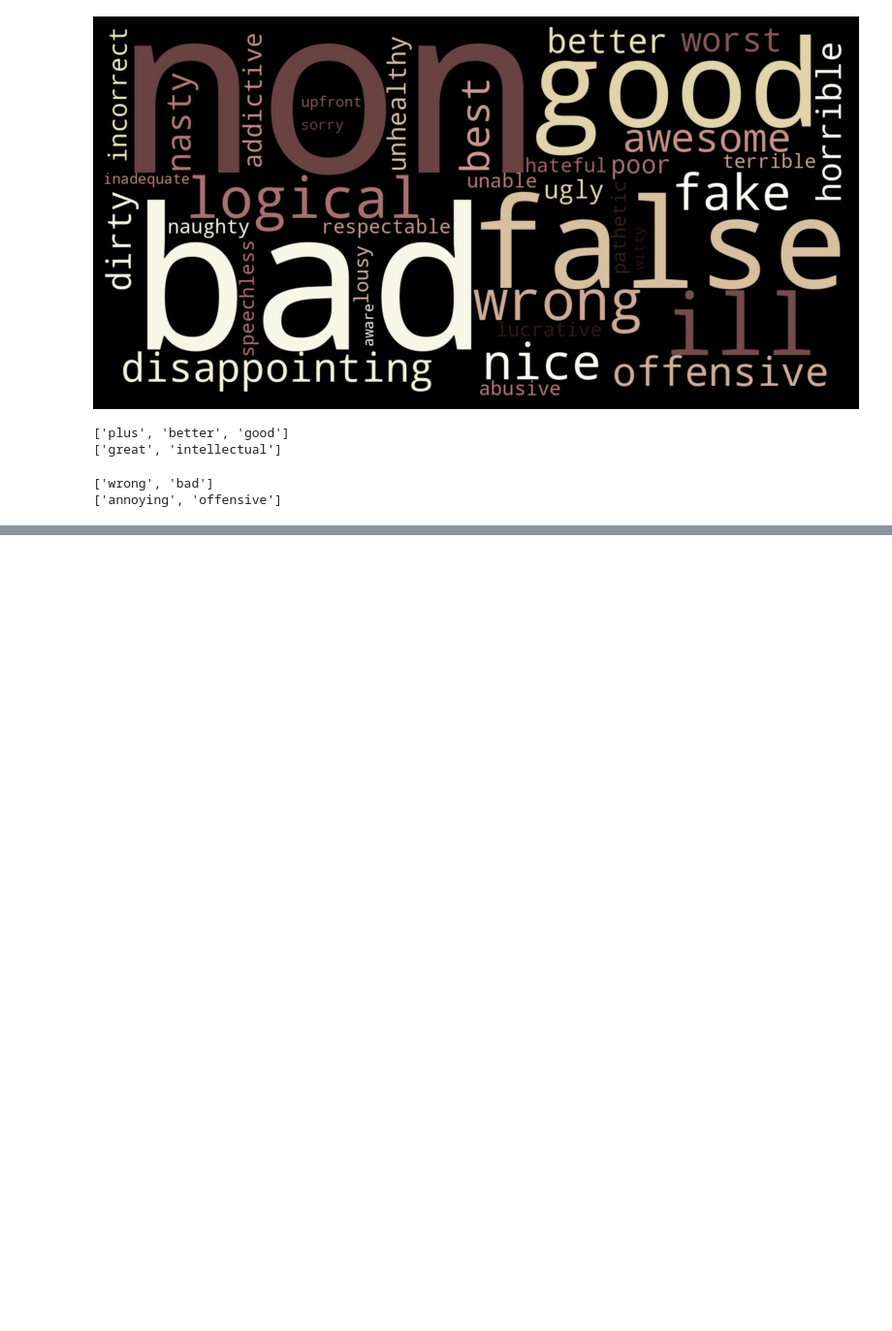
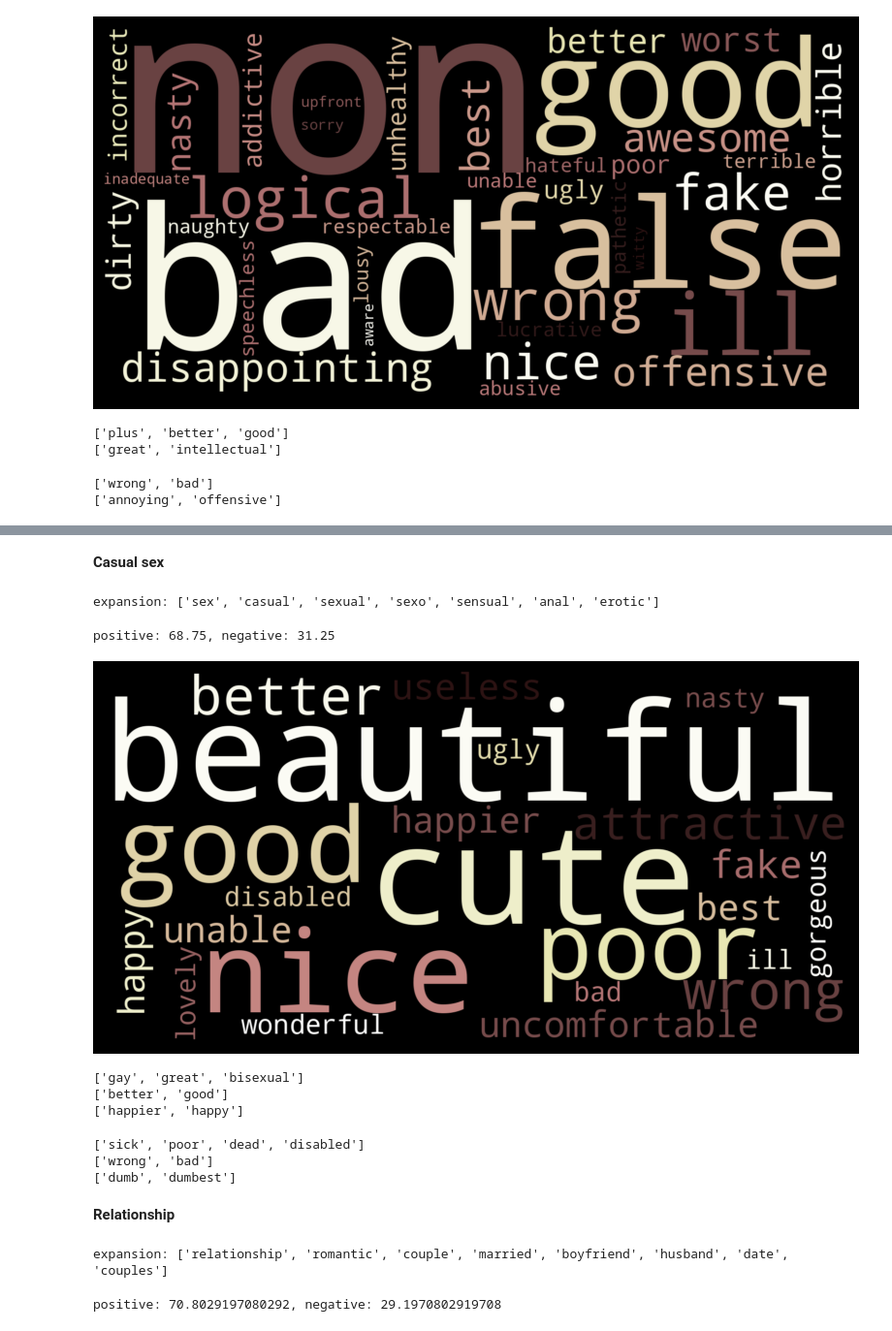
Before and after one commit to aleceress/datingapp_sentiment, a Jupyter notebook: syntax_freq_lexicon.ipynb, the cells around one changed output, grey strips where cells are left out. Shown at 97% size. Cells and saved outputs as stored; diff of their text form; code cells hidden in the pictures; blank space fills up the shorter version.

Commit message:
Add bumble analysis

```diff
--- a/syntax_freq_lexicon.ipynb
+++ b/syntax_freq_lexicon.ipynb
@@ -325,0 +328,2 @@ neg_clusters, G = aspect_extraction.cluster_query_adjs(query_aspects, aspects_ad
+# %%
+aspects_adjs, aspects_freq = aspect_extraction.get_aspects_adjs_and_freq(app= "bumble")
@@ -325,0 +334,36 @@ neg_clusters, G = aspect_extraction.cluster_query_adjs(query_aspects, aspects_ad
+# %% [markdown]
+__Casual sex__
+# %%
+pos, neg, query_aspects, query_ranking = get_query_polarity_percentage(query= ["sex", "casual"], not_query= ["couple"], threshold=0.5)
+# %% [output]
+expansion: ['sex', 'casual', 'sexual', 'sexo', 'sensual', 'anal', 'erotic']
+# %%
+print(f"positive: {pos}, negative: {neg}")
+# %% [output]
+positive: 68.75, negative: 31.25
+# %%
+sentiment_extraction.get_wordcloud(query_aspects, aspects_adjs)
+# %% [output]
+[figure, added]
+# %%
+pos_clusters, G = aspect_extraction.cluster_query_adjs(query_aspects, aspects_adjs, polarity= "pos")
+# %% [output]
+['gay', 'great', 'bisexual']
+['better', 'good']
+['happier', 'happy']
+# %%
+neg_clusters, G  = aspect_extraction.cluster_query_adjs(query_aspects, aspects_adjs, polarity= "neg")
+# %% [output]
+['sick', 'poor', 'dead', 'disabled']
+['wrong', 'bad']
+['dumb', 'dumbest']
+# %% [markdown]
+__Relationship__
+# %%
+pos, neg, query_aspects, query_ranking = get_query_polarity_percentage(query= ["relationship", "romantic", "couple"], not_query= ["friendship"], threshold=0.72)
+# %% [output]
+expansion: ['relationship', 'romantic', 'couple', 'married', 'boyfriend', 'husband', 'date', 'couples']
+# %%
+print(f"positive: {pos}, negative: {neg}")
+# %% [output]
+positive: 70.8029197080292, negative: 29.1970802919708
```
Also changed, not shown: parts of 46 cells of this notebook, 4 other files.
